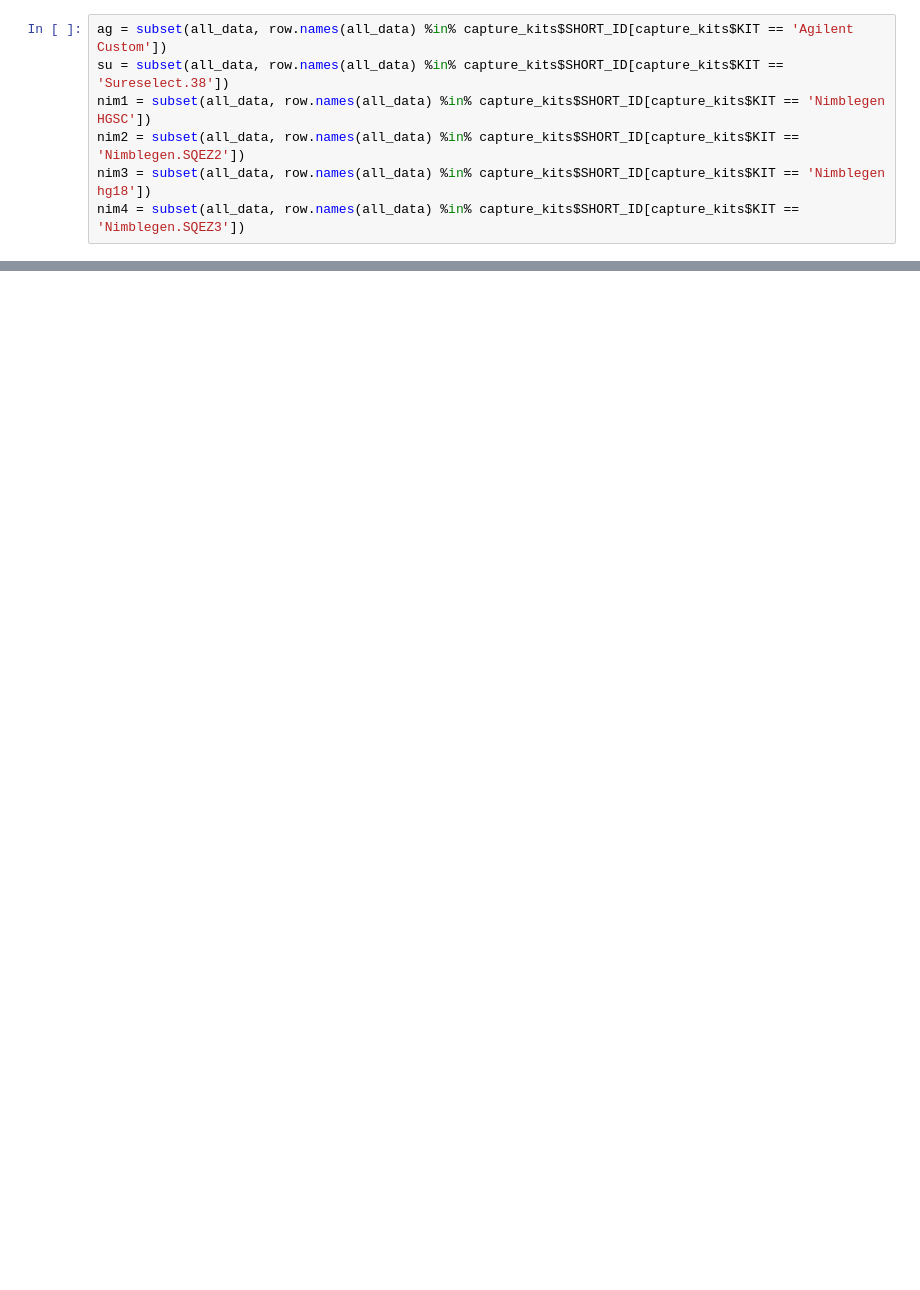
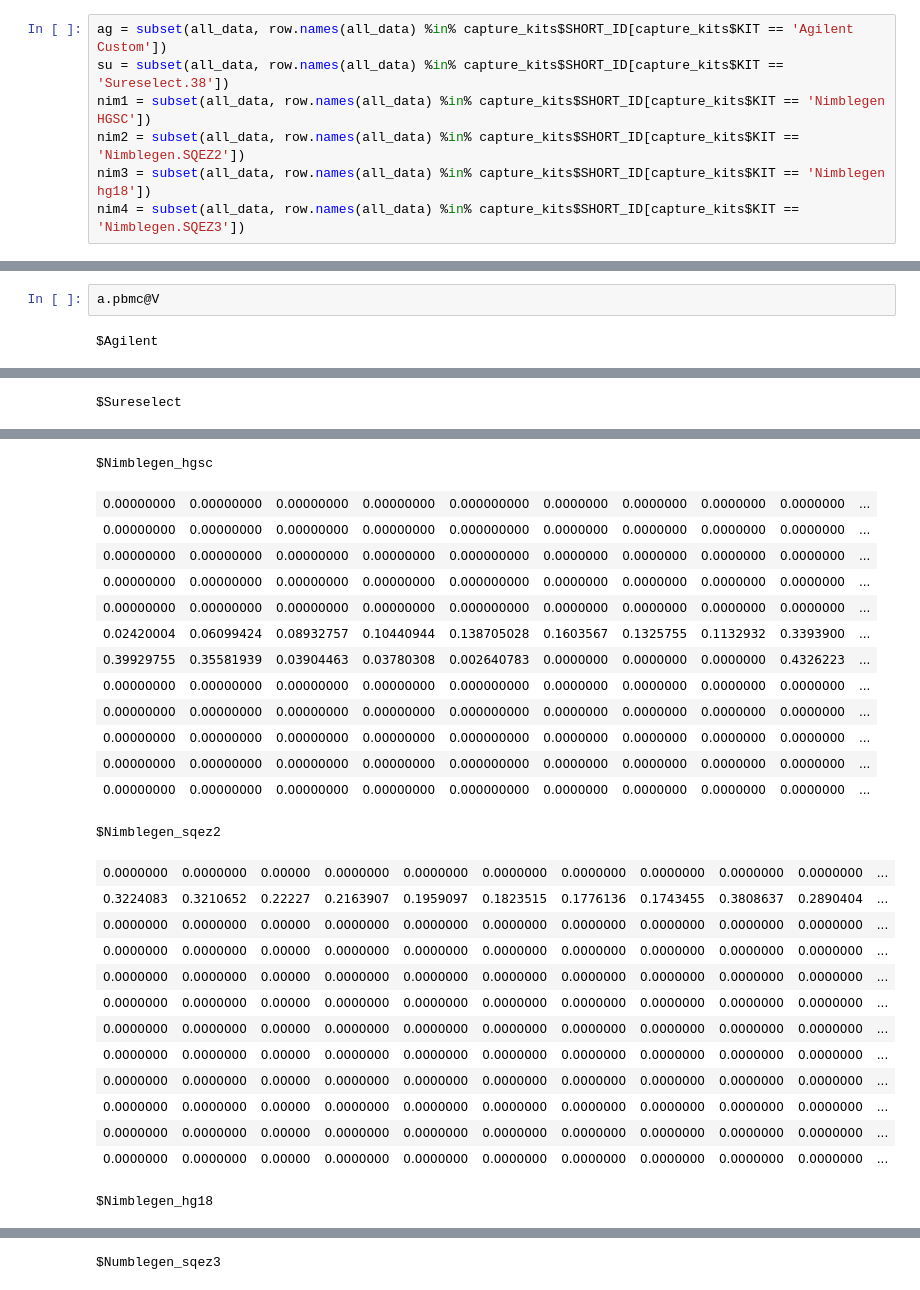
Before and after one commit to algaebrown/KIR_development, a Jupyter notebook: visualization/20190903_Liger_nor_read.ipynb, the cells around one changed output, grey strips where cells are left out. Cells and saved outputs as stored; diff of their text form; blank space fills up the shorter version.

```diff
--- a/visualization/20190903_Liger_nor_read.ipynb
+++ b/visualization/20190903_Liger_nor_read.ipynb
@@ -50,0 +162,4 @@ Call `pkgbuild::check_build_tools(debug = TRUE)` to diagnose the problem.
+# %%
+a.pbmc@V
+# %% [output]
+$Agilent
@@ -50,0 +178 @@ Call `pkgbuild::check_build_tools(debug = TRUE)` to diagnose the problem.
+$Sureselect
@@ -50,0 +191,27 @@ Call `pkgbuild::check_build_tools(debug = TRUE)` to diagnose the problem.
+$Nimblegen_hgsc
+| 0.00000000 | 0.00000000 | 0.00000000 | 0.00000000 | 0.000000000 | 0.0000000 | 0.0000000 | 0.0000000 | 0.0000000 | ... |
+| 0.00000000 | 0.00000000 | 0.00000000 | 0.00000000 | 0.000000000 | 0.0000000 | 0.0000000 | 0.0000000 | 0.0000000 | ... |
+| 0.00000000 | 0.00000000 | 0.00000000 | 0.00000000 | 0.000000000 | 0.0000000 | 0.0000000 | 0.0000000 | 0.0000000 | ... |
+| 0.00000000 | 0.00000000 | 0.00000000 | 0.00000000 | 0.000000000 | 0.0000000 | 0.0000000 | 0.0000000 | 0.0000000 | ... |
+| 0.00000000 | 0.00000000 | 0.00000000 | 0.00000000 | 0.000000000 | 0.0000000 | 0.0000000 | 0.0000000 | 0.0000000 | ... |
+| 0.02420004 | 0.06099424 | 0.08932757 | 0.10440944 | 0.138705028 | 0.1603567 | 0.1325755 | 0.1132932 | 0.3393900 | ... |
+| 0.39929755 | 0.35581939 | 0.03904463 | 0.03780308 | 0.002640783 | 0.0000000 | 0.0000000 | 0.0000000 | 0.4326223 | ... |
+| 0.00000000 | 0.00000000 | 0.00000000 | 0.00000000 | 0.000000000 | 0.0000000 | 0.0000000 | 0.0000000 | 0.0000000 | ... |
+| 0.00000000 | 0.00000000 | 0.00000000 | 0.00000000 | 0.000000000 | 0.0000000 | 0.0000000 | 0.0000000 | 0.0000000 | ... |
+| 0.00000000 | 0.00000000 | 0.00000000 | 0.00000000 | 0.000000000 | 0.0000000 | 0.0000000 | 0.0000000 | 0.0000000 | ... |
+| 0.00000000 | 0.00000000 | 0.00000000 | 0.00000000 | 0.000000000 | 0.0000000 | 0.0000000 | 0.0000000 | 0.0000000 | ... |
+| 0.00000000 | 0.00000000 | 0.00000000 | 0.00000000 | 0.000000000 | 0.0000000 | 0.0000000 | 0.0000000 | 0.0000000 | ... |
+$Nimblegen_sqez2
+| 0.0000000 | 0.0000000 | 0.00000 | 0.0000000 | 0.0000000 | 0.0000000 | 0.0000000 | 0.0000000 | 0.0000000 | 0.0000000 | ... |
+| 0.3224083 | 0.3210652 | 0.22227 | 0.2163907 | 0.1959097 | 0.1823515 | 0.1776136 | 0.1743455 | 0.3808637 | 0.2890404 | ... |
+| 0.0000000 | 0.0000000 | 0.00000 | 0.0000000 | 0.0000000 | 0.0000000 | 0.0000000 | 0.0000000 | 0.0000000 | 0.0000000 | ... |
+| 0.0000000 | 0.0000000 | 0.00000 | 0.0000000 | 0.0000000 | 0.0000000 | 0.0000000 | 0.0000000 | 0.0000000 | 0.0000000 | ... |
+| 0.0000000 | 0.0000000 | 0.00000 | 0.0000000 | 0.0000000 | 0.0000000 | 0.0000000 | 0.0000000 | 0.0000000 | 0.0000000 | ... |
+| 0.0000000 | 0.0000000 | 0.00000 | 0.0000000 | 0.0000000 | 0.0000000 | 0.0000000 | 0.0000000 | 0.0000000 | 0.0000000 | ... |
+| 0.0000000 | 0.0000000 | 0.00000 | 0.0000000 | 0.0000000 | 0.0000000 | 0.0000000 | 0.0000000 | 0.0000000 | 0.0000000 | ... |
+| 0.0000000 | 0.0000000 | 0.00000 | 0.0000000 | 0.0000000 | 0.0000000 | 0.0000000 | 0.0000000 | 0.0000000 | 0.0000000 | ... |
+| 0.0000000 | 0.0000000 | 0.00000 | 0.0000000 | 0.0000000 | 0.0000000 | 0.0000000 | 0.0000000 | 0.0000000 | 0.0000000 | ... |
+| 0.0000000 | 0.0000000 | 0.00000 | 0.0000000 | 0.0000000 | 0.0000000 | 0.0000000 | 0.0000000 | 0.0000000 | 0.0000000 | ... |
+| 0.0000000 | 0.0000000 | 0.00000 | 0.0000000 | 0.0000000 | 0.0000000 | 0.0000000 | 0.0000000 | 0.0000000 | 0.0000000 | ... |
+| 0.0000000 | 0.0000000 | 0.00000 | 0.0000000 | 0.0000000 | 0.0000000 | 0.0000000 | 0.0000000 | 0.0000000 | 0.0000000 | ... |
+$Nimblegen_hg18
@@ -50,0 +230 @@ Call `pkgbuild::check_build_tools(debug = TRUE)` to diagnose the problem.
+$Numblegen_sqez3
```
Also changed, not shown: parts of 31 cells of this notebook, 17 other files.
